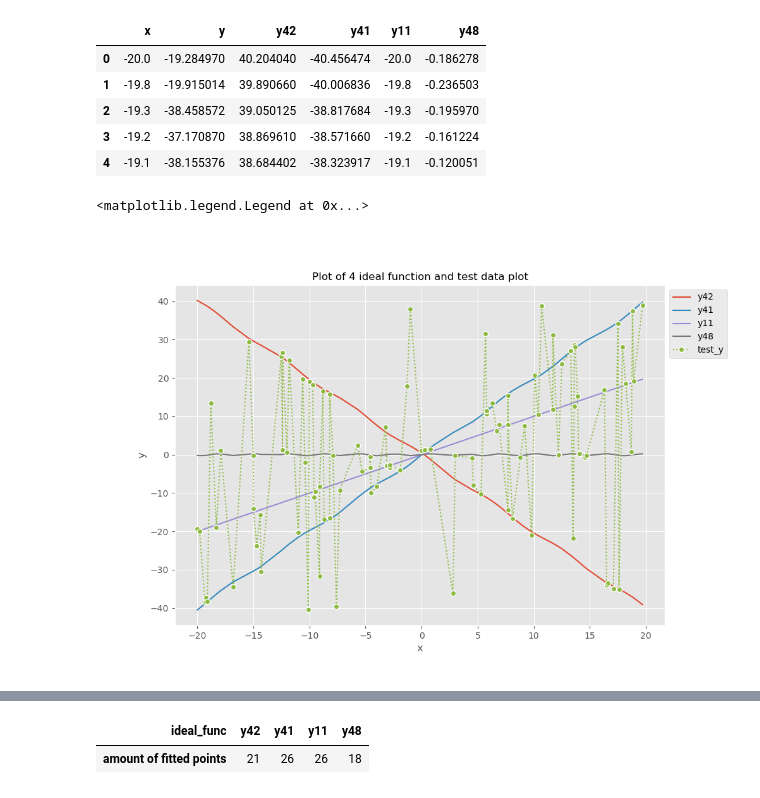
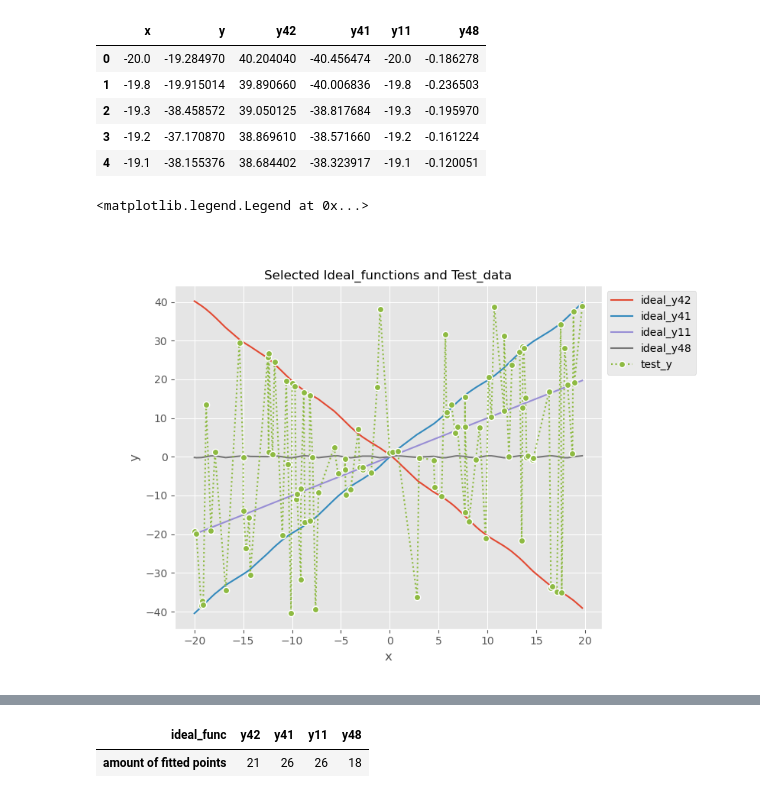
Before and after one commit to Fful/pyprog-course-WA, a Jupyter notebook: data_processing.ipynb, the cells around one changed output, grey strips where cells are left out. Cells and saved outputs as stored; diff of their text form; code cells hidden in the pictures.

```diff
--- a/data_processing.ipynb
+++ b/data_processing.ipynb
@@ -22,10 +22,12 @@ url_object = URL.create(
     host="localhost",
     database="Masters:Programing_with_python",
 )
-engine = create_engine(url_object, pool_pre_ping=True)
 
 # set matplotlib style
 plt.style.use('ggplot')
+plt.rcParams['figure.dpi'] = 100
+
+__margin = np.sqrt(2)
 # %% [markdown]
 ### probably will be some class properties
 # %%
@@ -222,16 +268,17 @@ merged_df.head()
 # %%
 ax2 = merged_df.plot(x='x',
                      y=chosen_ideal,
                      ylabel='y',
-                     figsize=(10,7)
+                     figsize=(8.27, 5.84)
                     )
-ax2.set_title('Plot of 4 ideal function and test data plot', fontsize=12)
+ax2.set_title('Selected Ideal_functions and Test_data', fontsize=12)
 ax2.plot(merged_df['x'], merged_df['y'], 'C5o:', mec='1.0')
-labels = chosen_ideal + ['test_y']
+labels = [f'ideal_{ch_i}' for ch_i in chosen_ideal] + ['test_y']
+plt.subplots_adjust(right=0.8)
 ax2.legend(labels=labels, loc='upper left', bbox_to_anchor=(1, 1))
 # %% [output]
 <matplotlib.legend.Legend at 0x...>
-[figure, old version]
+[figure, new version]
 # %%
 ans = pd.Series(dtype=np.int32,
                 name='amount of fitted points',
```
Also changed, not shown: parts of 7 cells of this notebook.
